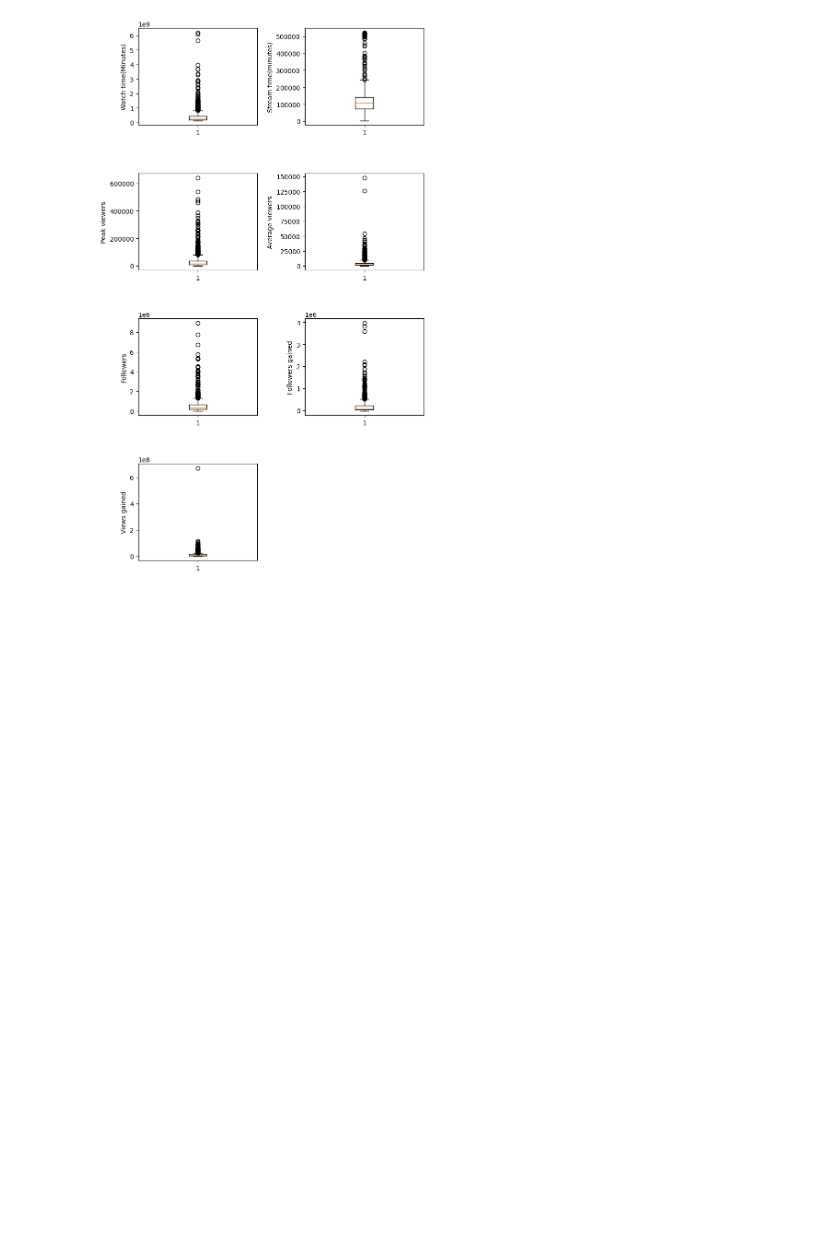
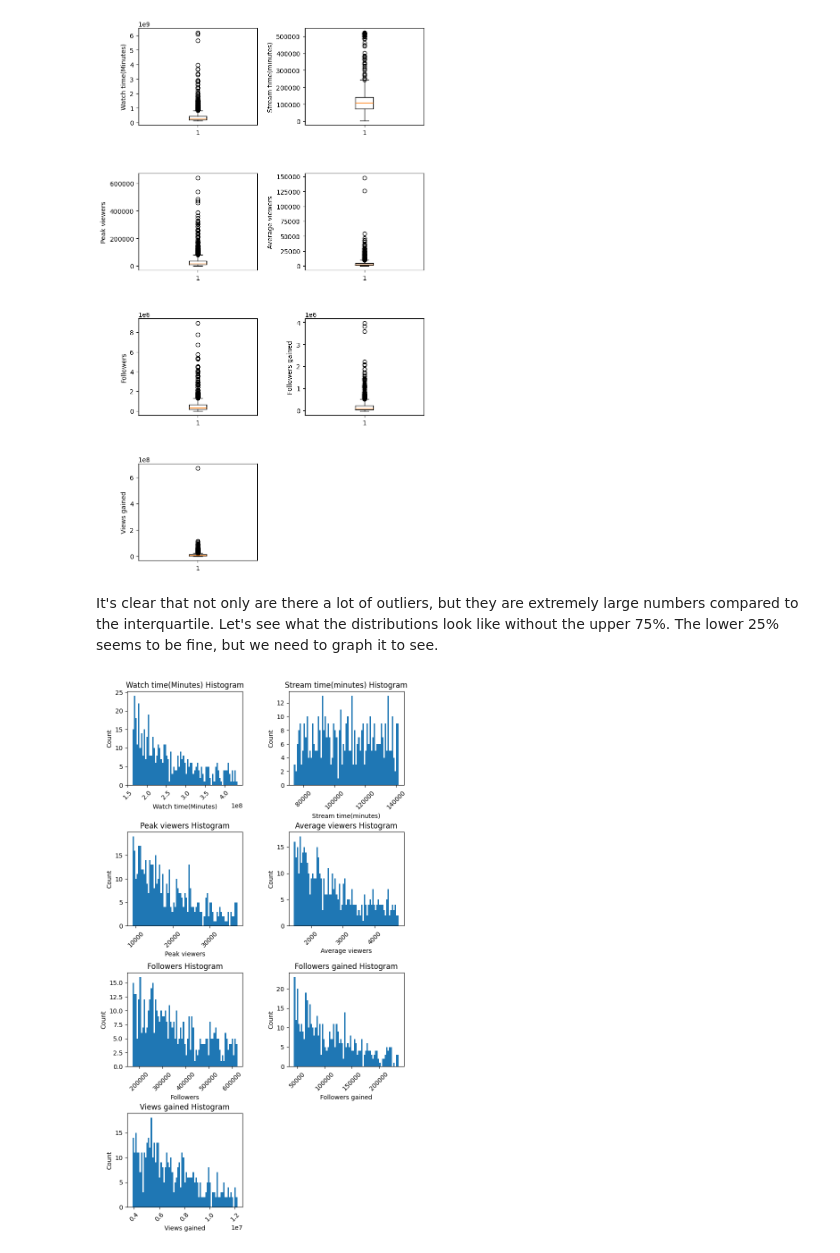
Before and after one commit to datasheng/csc460-hw-repo-wlong1, a Jupyter notebook: hw4/eda.ipynb, the cells around one changed output. Cells and saved outputs as stored; diff of their text form; code cells hidden in the pictures; blank space fills up the shorter version.

Commit message:
Added IQR histograms

```diff
--- a/hw4/eda.ipynb
+++ b/hw4/eda.ipynb
@@ -83,3 +83,28 @@ fig.delaxes(ax[y][x])
 plt.show()
 # %% [output]
 [figure]
+# %% [markdown]
+It's clear that not only are there a lot of outliers, but they are extremely large numbers compared to the interquartile. Let's see what the distributions look like without the upper 75%. The lower 25% seems to be fine, but we need to graph it to see.
+# %%
+fig, ax = plt.subplots(nrows=4, ncols=2, figsize=(8,15))
+fig.subplots_adjust(hspace=0.5, wspace=0.4)
+x = y = 0
+
+for col in numeric:
+    upper = data[col].quantile(0.75)
+    lower = data[col].quantile(0.25)
+
+    inner = data[(upper >= data[col]) & (data[col] >= lower)]
+    ax[y][x].hist(inner[col], bins=75)
+
+    ax[y][x].set_title(col + " Histogram")
+    ax[y][x].set_ylabel("Count")
+    ax[y][x].set_xlabel(col)
+    ax[y][x].tick_params(axis='x', rotation=45)
+
+    x = (x + 1) % 2
+    if x == 0: y += 1
+fig.delaxes(ax[y][x])
+plt.show()
+# %% [output]
+[figure, added]
```
Also changed, not shown: parts of 3 cells of this notebook.
